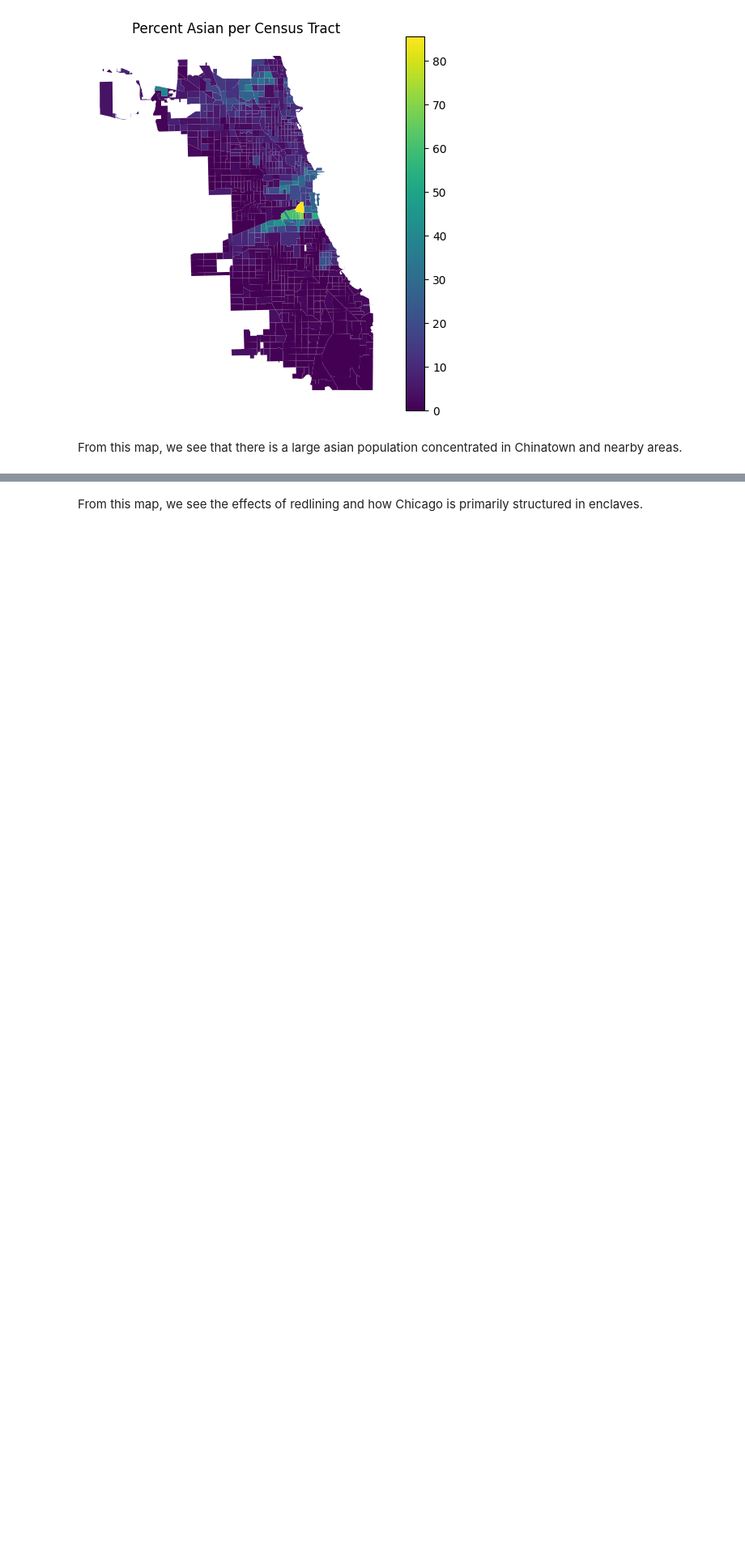
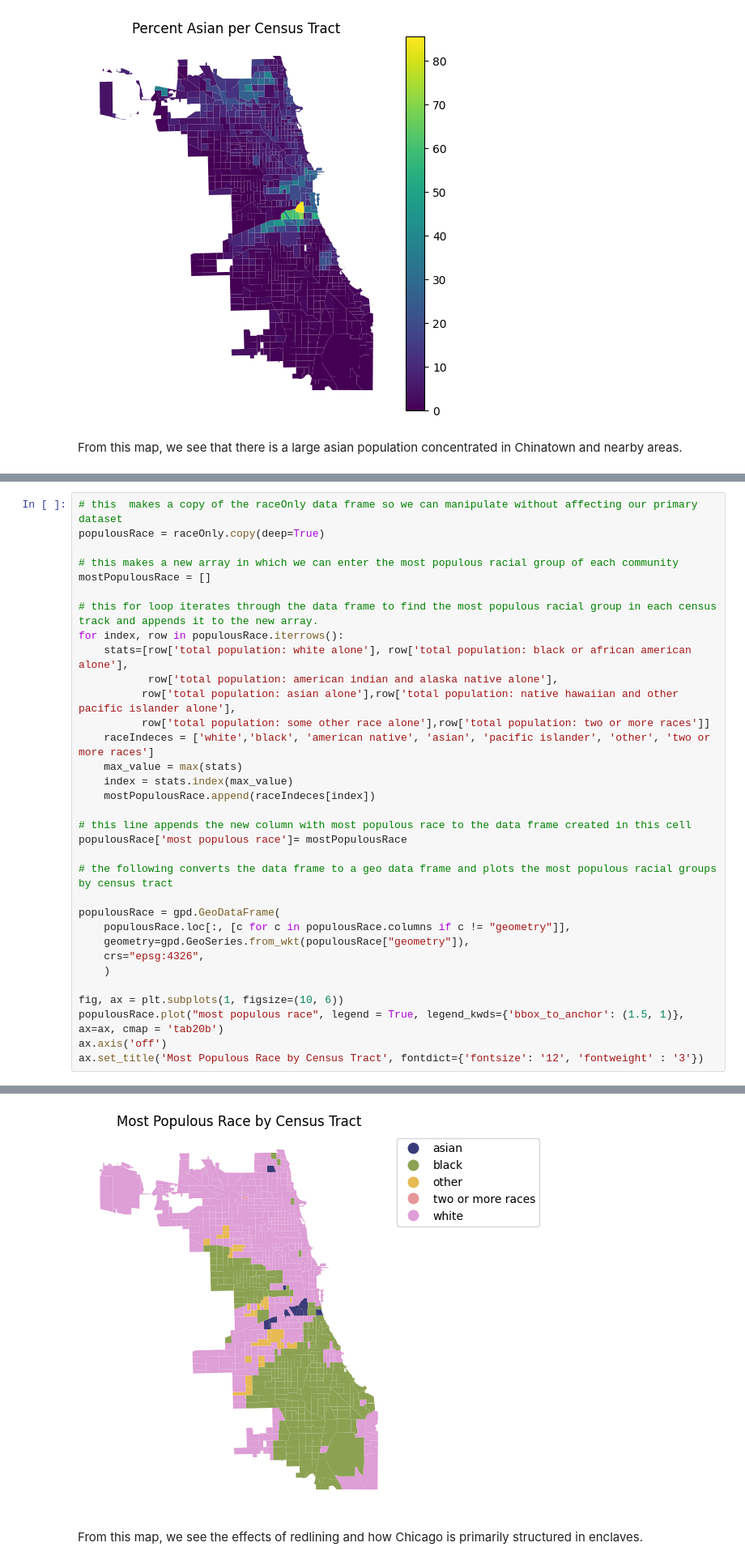
Before and after one commit to uchicago-dsi/cpl_project, a Jupyter notebook: can-summer-2023/rajvi_things/census data analysis/censusRaceAnalytics.ipynb, the cells around one changed output, grey strips where cells are left out. Shown at 81% size. Cells and saved outputs as stored; diff of their text form; blank space fills up the shorter version.

Commit message:
fixed for loop and color scheme for populous race map

```diff
--- a/can-summer-2023/rajvi_things/census data analysis/censusRaceAnalytics.ipynb
+++ b/can-summer-2023/rajvi_things/census data analysis/censusRaceAnalytics.ipynb
@@ -129,0 +83,34 @@ Text(0.5, 1.0, 'Most Populous Race by Census Tract')
+# %%
+# this  makes a copy of the raceOnly data frame so we can manipulate without affecting our primary dataset
+populousRace = raceOnly.copy(deep=True)
+
+# this makes a new array in which we can enter the most populous racial group of each community
+mostPopulousRace = []
+
+# this for loop iterates through the data frame to find the most populous racial group in each census track and appends it to the new array.
+for index, row in populousRace.iterrows():
+    stats=[row['total population: white alone'], row['total population: black or african american alone'],
+           row['total population: american indian and alaska native alone'],
+          row['total population: asian alone'],row['total population: native hawaiian and other pacific islander alone'],
+          row['total population: some other race alone'],row['total population: two or more races']]
+    raceIndeces = ['white','black', 'american native', 'asian', 'pacific islander', 'other', 'two or more races']
+    max_value = max(stats)
+    index = stats.index(max_value)
+    mostPopulousRace.append(raceIndeces[index])
+
+# this line appends the new column with most populous race to the data frame created in this cell
+populousRace['most populous race']= mostPopulousRace
+
+# the following converts the data frame to a geo data frame and plots the most populous racial groups by census tract
+
+populousRace = gpd.GeoDataFrame(
+    populousRace.loc[:, [c for c in populousRace.columns if c != "geometry"]],
+    geometry=gpd.GeoSeries.from_wkt(populousRace["geometry"]),
+    crs="epsg:4326",
+    )
+
+fig, ax = plt.subplots(1, figsize=(10, 6))
+populousRace.plot("most populous race", legend = True, legend_kwds={'bbox_to_anchor': (1.5, 1)}, ax=ax, cmap = 'tab20b')
+ax.axis('off')
+ax.set_title('Most Populous Race by Census Tract', fontdict={'fontsize': '12', 'fontweight' : '3'})
+# %% [output]
@@ -130,2 +118,3 @@ Text(0.5, 1.0, 'Most Populous Race by Census Tract')
+[figure, added]
 # %% [markdown]
 From this map, we see the effects of redlining and how Chicago is primarily structured in enclaves.
```
Also changed, not shown: parts of 4 cells of this notebook.
